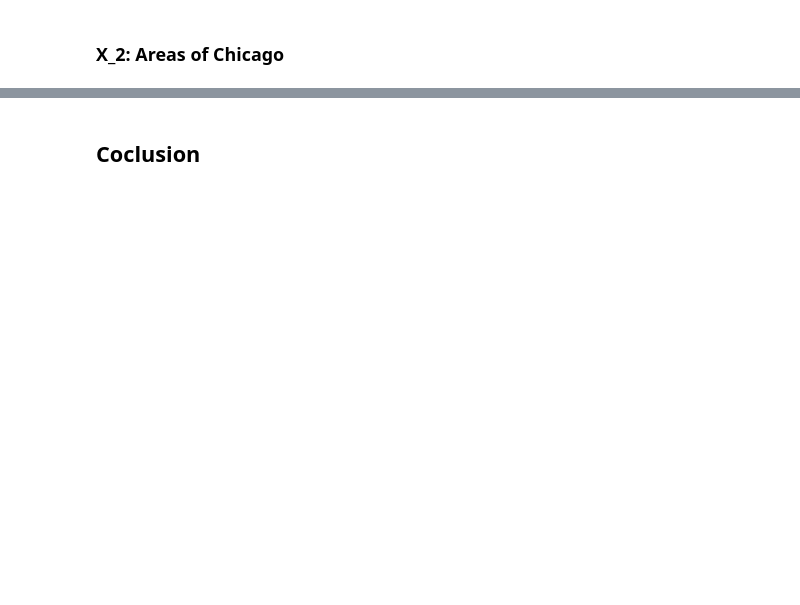
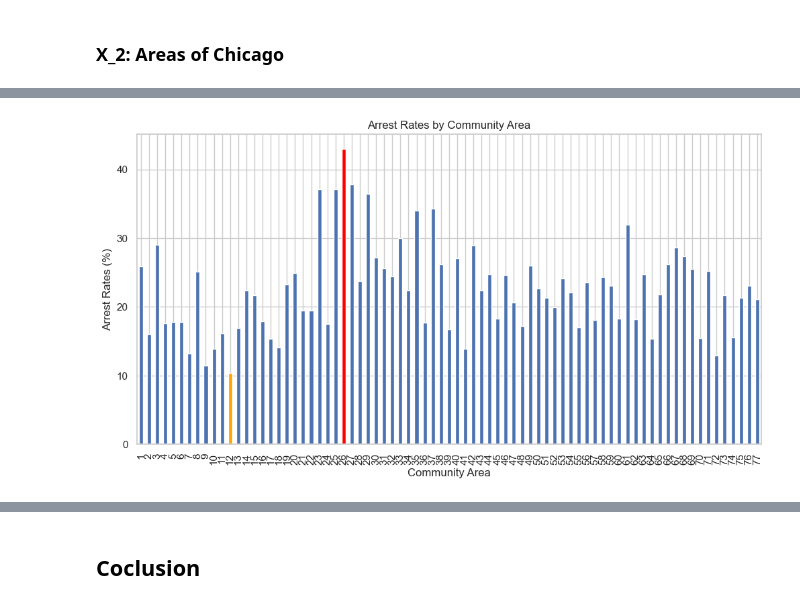
Before and after one commit to XingyuWang06/ECO225Project, a Jupyter notebook: Project1.ipynb, the cells around one changed output, grey strips where cells are left out. Drawn from its saved outputs; the diff is of its cells as text; code cells hidden in the pictures; blank space fills up the shorter version.

```diff
--- a/Project1.ipynb
+++ b/Project1.ipynb
@@ -169,0 +174,5 @@ This bar chart shows that most of the crime types have either a high arrest rate
+# %%
+arrest_count2 = chicago_crime_clean.pivot_table(index='Community Area', columns='Arrest', aggfunc='size', fill_value=0)
+arrest_count2.columns = ['Arrested (False)', 'Arrested (True)']
+arrest_count2 = arrest_count2.reset_index()
+arrest_count2
@@ -169,0 +228,6 @@ This bar chart shows that most of the crime types have either a high arrest rate
+# %%
+arrest_count2['Percent_Arrested (True)'] = (arrest_count2['Arrested (True)'] / (arrest_count2['Arrested (False)'] +
+                                                                              arrest_count2['Arrested (True)'])) * 100
+print(arrest_count2.loc[arrest_count2['Percent_Arrested (True)'].idxmax()])
+print(arrest_count2.loc[arrest_count2['Percent_Arrested (True)'].idxmin()])
+print(arrest_count2.describe())
@@ -169,0 +252,12 @@ This bar chart shows that most of the crime types have either a high arrest rate
+# %%
+ax2 = arrest_count2.plot(kind='bar', x='Community Area', y='Percent_Arrested (True)', legend=False, figsize=(12, 6))
+max_index2 = arrest_count2['Percent_Arrested (True)'].idxmax()
+min_index2 = arrest_count2['Percent_Arrested (True)'].idxmin()
+ax2.patches[arrest_count2.index.get_loc(max_index2)].set_facecolor('red')
+ax2.patches[arrest_count2.index.get_loc(min_index2)].set_facecolor('orange')
+plt.title('Arrest Rates by Community Area')
+plt.xlabel('Community Area')
+plt.ylabel('Arrest Rates (%)')
+plt.show()
+# %% [output]
+[figure, added]
```
Also changed, not shown: parts of 24 cells of this notebook.
